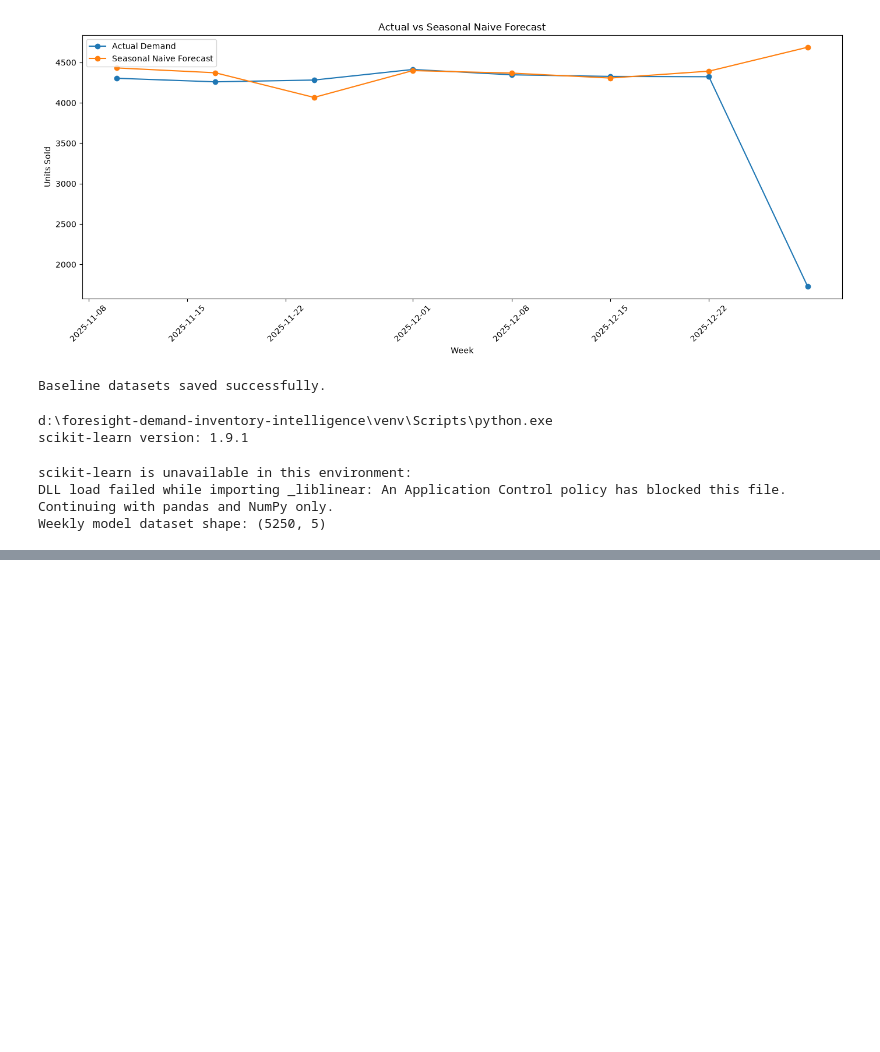
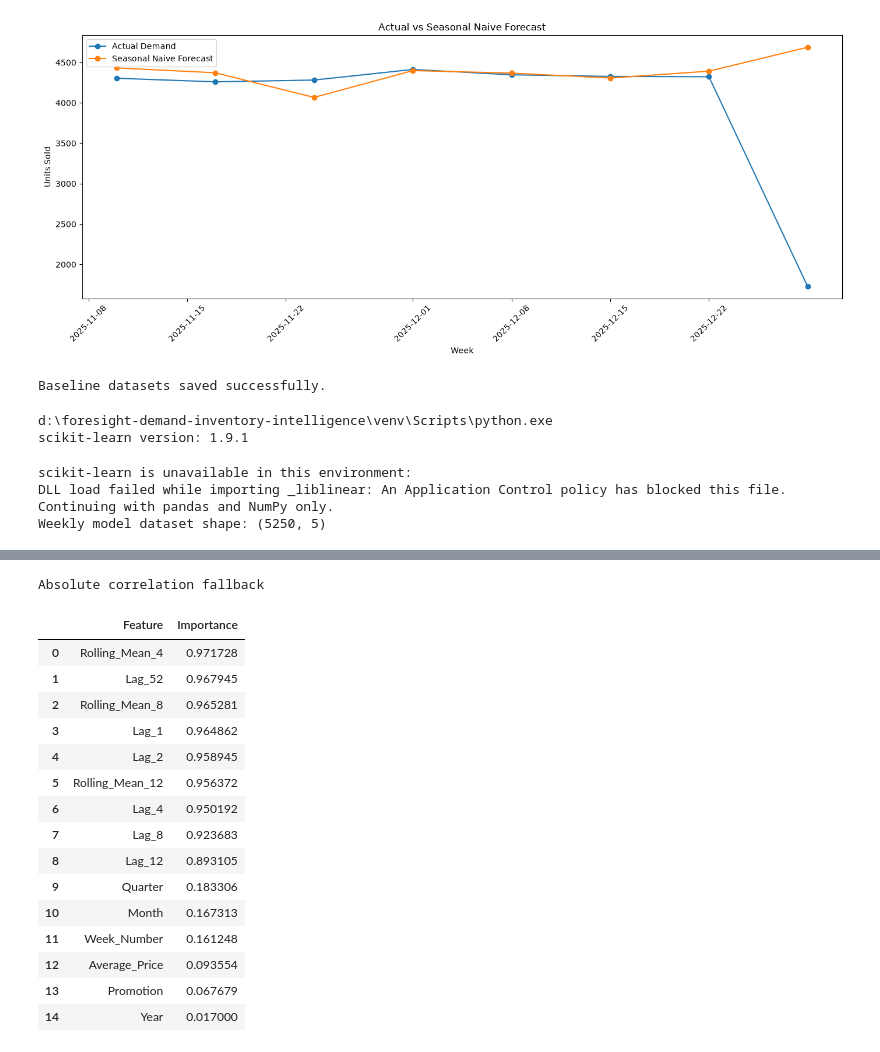
Before and after one commit to akrititripathi9090-lang/foresight-demand-inventory-intelligence, a Jupyter notebook: notebooks/01_data_quality_EDA.ipynb, the cells around one changed output, grey strips where cells are left out. Drawn from its saved outputs; the diff is of its cells as text; code cells hidden in the pictures; blank space fills up the shorter version.

```diff
--- a/notebooks/01_data_quality_EDA.ipynb
+++ b/notebooks/01_data_quality_EDA.ipynb
@@ -1566,0 +1603,20 @@ weekly_model["Rolling_Mean_12"] = (
+# %%
+# Model features
+feature_columns = [
+    "Lag_1",
+    "Lag_2",
+    "Lag_4",
+    "Lag_8",
+    "Lag_12",
+    "Lag_52",
+    "Rolling_Mean_4",
+    "Rolling_Mean_8",
+    "Rolling_Mean_12",
+    "Average_Price",
+    "Promotion",
+    "Year",
+    "Month",
+    "Quarter",
+    "Week_Number",
+]
+target = "Units_Sold"
@@ -1566,0 +1684,40 @@ weekly_model["Rolling_Mean_12"] = (
+# %%
+# Plot feature importance
+
+if sklearn_available and "model" in globals() and hasattr(model, "feature_importances_"):
+    importance_values = model.feature_importances_
+    importance_label = "Random Forest importance"
+else:
+    correlation_data = train_data[feature_columns + [target]].corr(numeric_only=True)
+    importance_values = correlation_data[target].drop(target).abs().fillna(0).values
+    importance_label = "Absolute correlation fallback"
+
+feature_importance = (
+    pd.DataFrame({
+        "Feature": feature_columns,
+        "Importance": importance_values,
+    })
+    .sort_values("Importance", ascending=False)
+    .reset_index(drop=True)
+)
+
+print(importance_label)
+display(feature_importance)
+# %% [output]
+Absolute correlation fallback
+|  | Feature | Importance |
+| 0 | Rolling_Mean_4 | 0.971728 |
+| 1 | Lag_52 | 0.967945 |
+| 2 | Rolling_Mean_8 | 0.965281 |
+| 3 | Lag_1 | 0.964862 |
+| 4 | Lag_2 | 0.958945 |
+| 5 | Rolling_Mean_12 | 0.956372 |
+| 6 | Lag_4 | 0.950192 |
+| 7 | Lag_8 | 0.923683 |
+| 8 | Lag_12 | 0.893105 |
+| 9 | Quarter | 0.183306 |
+| 10 | Month | 0.167313 |
+| 11 | Week_Number | 0.161248 |
+| 12 | Average_Price | 0.093554 |
+| 13 | Promotion | 0.067679 |
+| 14 | Year | 0.017000 |
```
Also changed, not shown: parts of 6 cells of this notebook, 4 other files.
